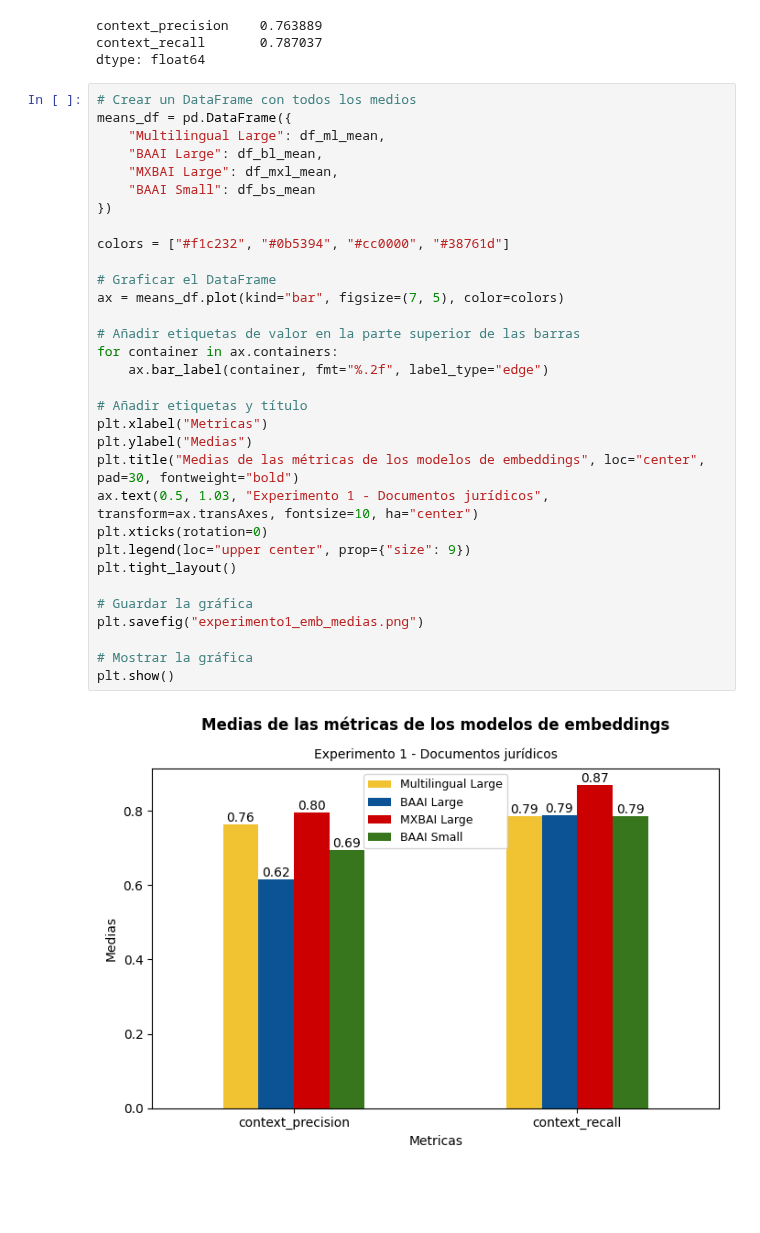
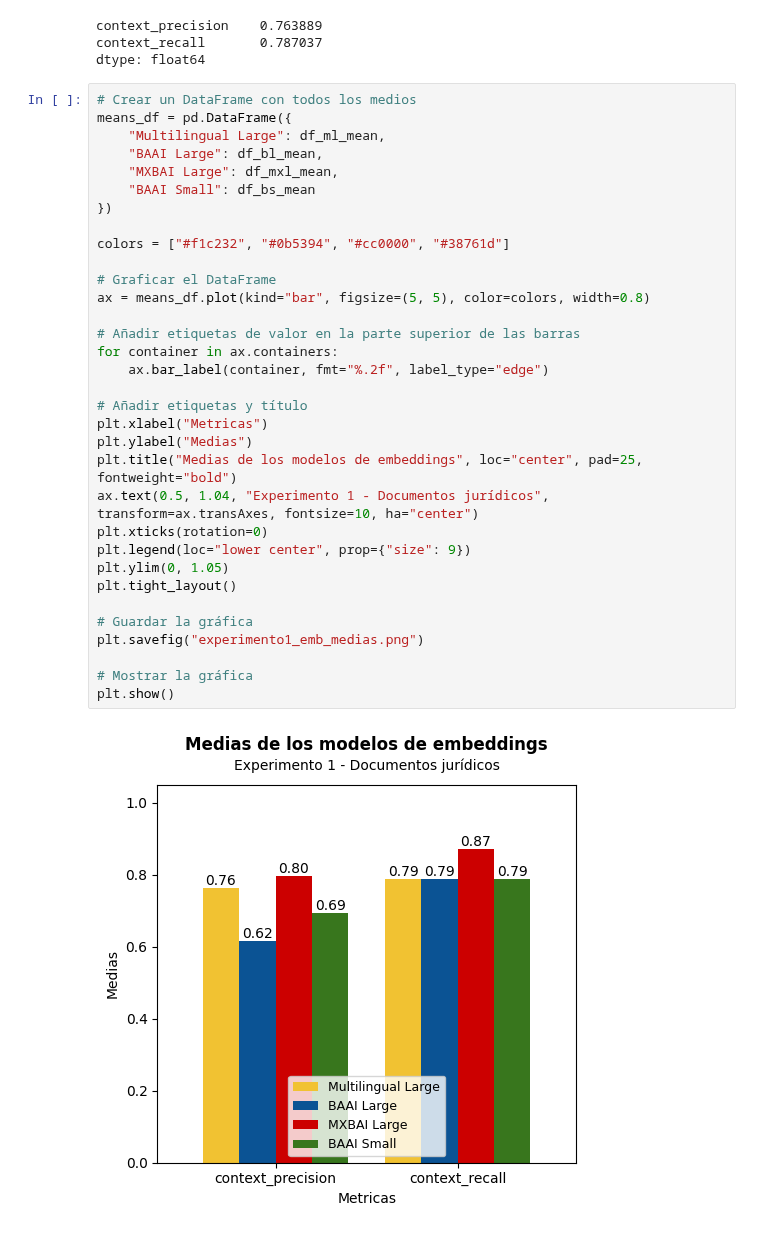
Before and after one commit to Luisbp27/documentQuestionAnswering, a Jupyter notebook: testing/test1/emb/emb_analysis.ipynb, the cells around one changed output. Saved outputs shown, nothing was run; the diff lists cells and outputs as text; blank space fills up the shorter version.

Commit message:
emb_models graphics edited

```diff
--- a/testing/test1/emb/emb_analysis.ipynb
+++ b/testing/test1/emb/emb_analysis.ipynb
@@ -29,34 +29,35 @@ dtype: float64
 # %%
 # Crear un DataFrame con todos los medios
 means_df = pd.DataFrame({
     "Multilingual Large": df_ml_mean,
     "BAAI Large": df_bl_mean,
     "MXBAI Large": df_mxl_mean,
     "BAAI Small": df_bs_mean
 })
 
 colors = ["#f1c232", "#0b5394", "#cc0000", "#38761d"]
 
 # Graficar el DataFrame
-ax = means_df.plot(kind="bar", figsize=(7, 5), color=colors)
+ax = means_df.plot(kind="bar", figsize=(5, 5), color=colors, width=0.8)
 
 # Añadir etiquetas de valor en la parte superior de las barras
 for container in ax.containers:
     ax.bar_label(container, fmt="%.2f", label_type="edge")
 
 # Añadir etiquetas y título
 plt.xlabel("Metricas")
 plt.ylabel("Medias")
-plt.title("Medias de las métricas de los modelos de embeddings", loc="center", pad=30, fontweight="bold")
-ax.text(0.5, 1.03, "Experimento 1 - Documentos jurídicos", transform=ax.transAxes, fontsize=10, ha="center")
+plt.title("Medias de los modelos de embeddings", loc="center", pad=25, fontweight="bold")
+ax.text(0.5, 1.04, "Experimento 1 - Documentos jurídicos", transform=ax.transAxes, fontsize=10, ha="center")
 plt.xticks(rotation=0)
-plt.legend(loc="upper center", prop={"size": 9})
+plt.legend(loc="lower center", prop={"size": 9})
+plt.ylim(0, 1.05)
 plt.tight_layout()
 
 # Guardar la gráfica
 plt.savefig("experimento1_emb_medias.png")
 
 # Mostrar la gráfica
 plt.show()
 # %% [output]
-[figure, old version]
+[figure, new version]
```
Also changed, not shown: 5 other files.
